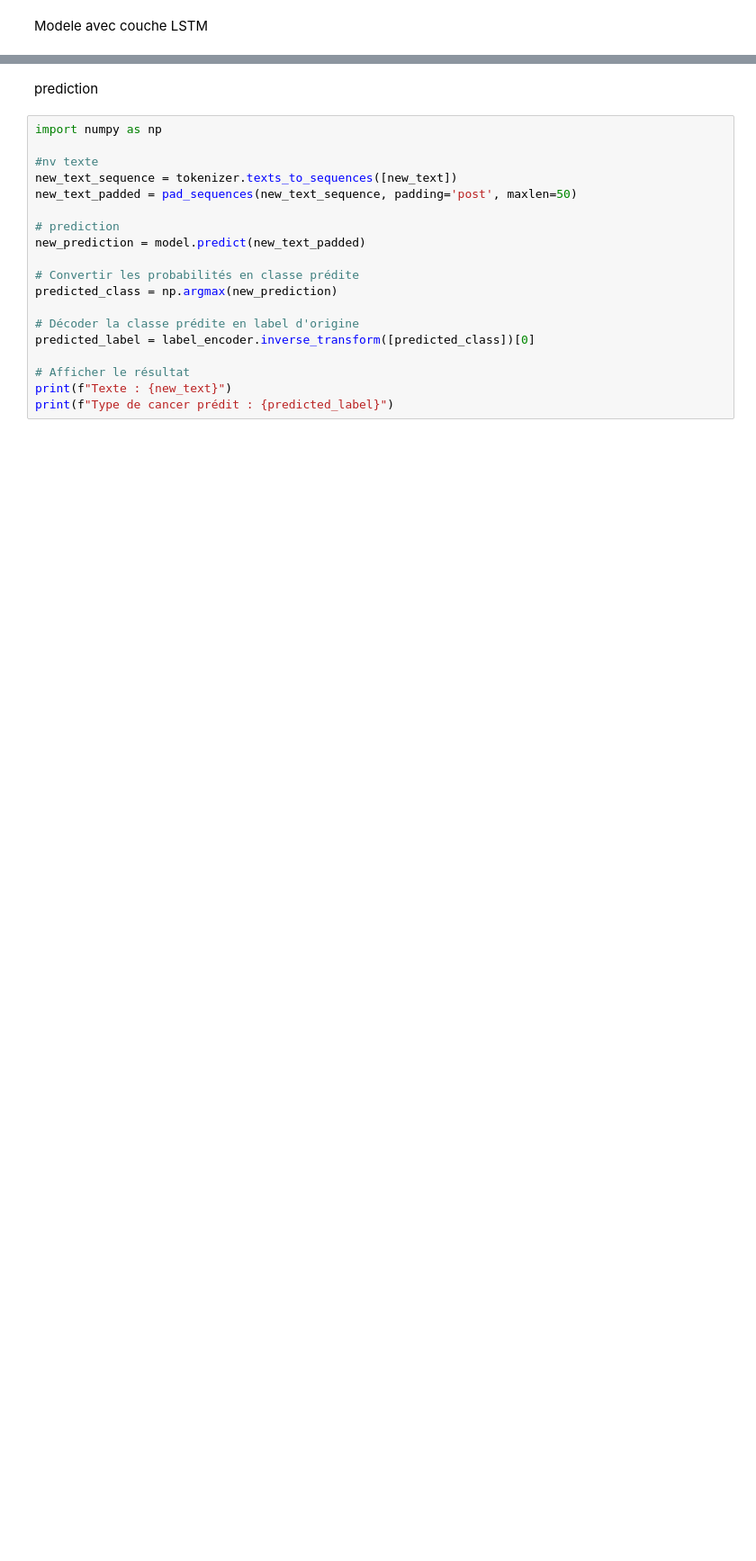
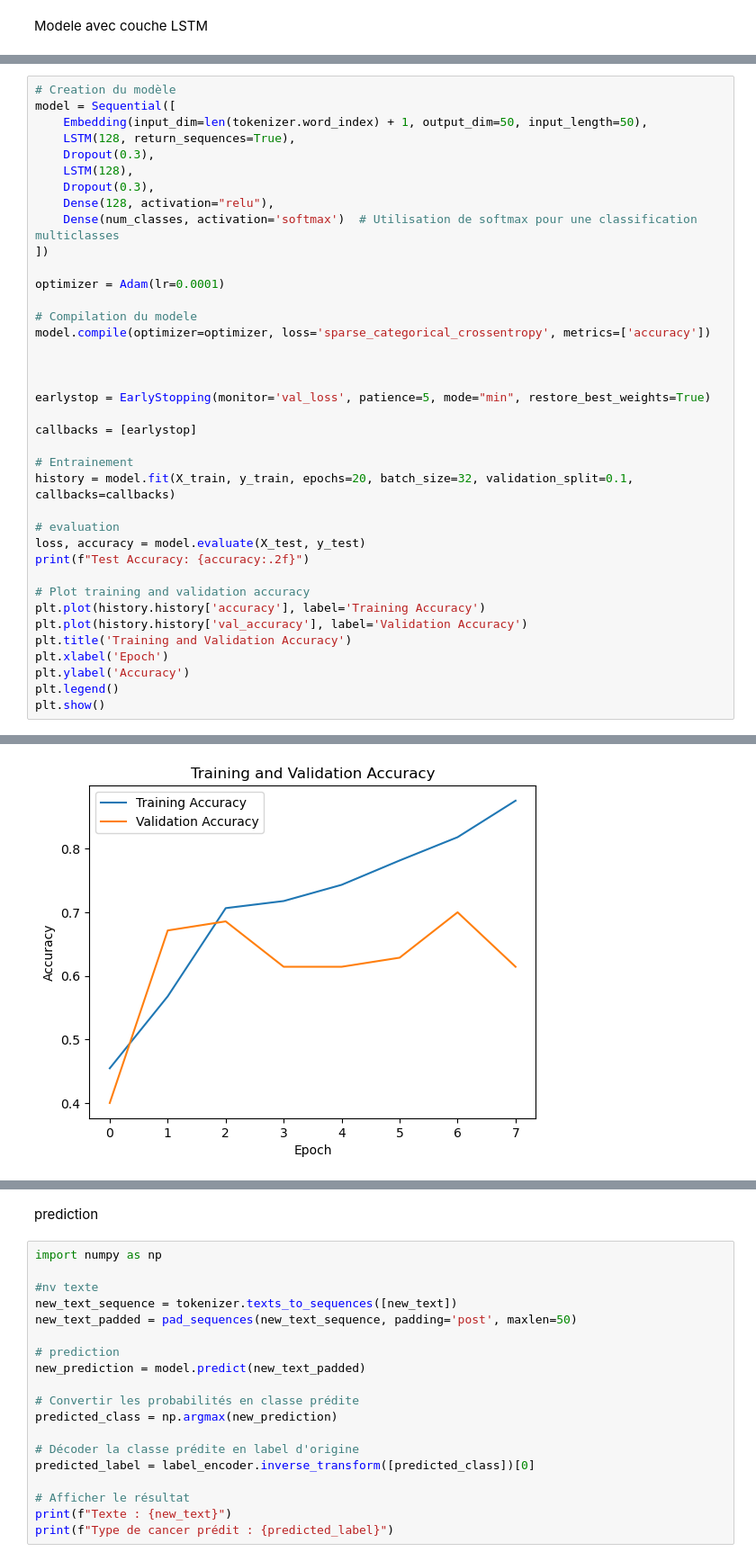
Before and after one commit to m4ddabs/projet-nlp-m2, a Jupyter notebook: projet_nlp_m2.ipynb, the cells around one changed output, grey strips where cells are left out. Shown at 90% size. Saved outputs shown, nothing was run; the diff lists cells and outputs as text; blank space fills up the shorter version.

```diff
--- a/projet_nlp_m2.ipynb
+++ b/projet_nlp_m2.ipynb
@@ -568,0 +682,39 @@ Test Accuracy: 0.69
+# %%
+# Creation du modèle
+model = Sequential([
+    Embedding(input_dim=len(tokenizer.word_index) + 1, output_dim=50, input_length=50),
+    LSTM(128, return_sequences=True),
+    Dropout(0.3),
+    LSTM(128),
+    Dropout(0.3),
+    Dense(128, activation="relu"),
+    Dense(num_classes, activation='softmax')  # Utilisation de softmax pour une classification multiclasses
+])
+
+optimizer = Adam(lr=0.0001)
+
+# Compilation du modele
+model.compile(optimizer=optimizer, loss='sparse_categorical_crossentropy', metrics=['accuracy'])
+
+
+
+earlystop = EarlyStopping(monitor='val_loss', patience=5, mode="min", restore_best_weights=True)
+
+callbacks = [earlystop]
+
+# Entrainement
+history = model.fit(X_train, y_train, epochs=20, batch_size=32, validation_split=0.1, callbacks=callbacks)
+
+# evaluation
+loss, accuracy = model.evaluate(X_test, y_test)
+print(f"Test Accuracy: {accuracy:.2f}")
+
+# Plot training and validation accuracy
+plt.plot(history.history['accuracy'], label='Training Accuracy')
+plt.plot(history.history['val_accuracy'], label='Validation Accuracy')
+plt.title('Training and Validation Accuracy')
+plt.xlabel('Epoch')
+plt.ylabel('Accuracy')
+plt.legend()
+plt.show()
+# %% [output]
@@ -568,0 +740 @@ Test Accuracy: 0.69
+[figure, added]
```
Also changed, not shown: parts of 21 cells of this notebook, 2 other files.
